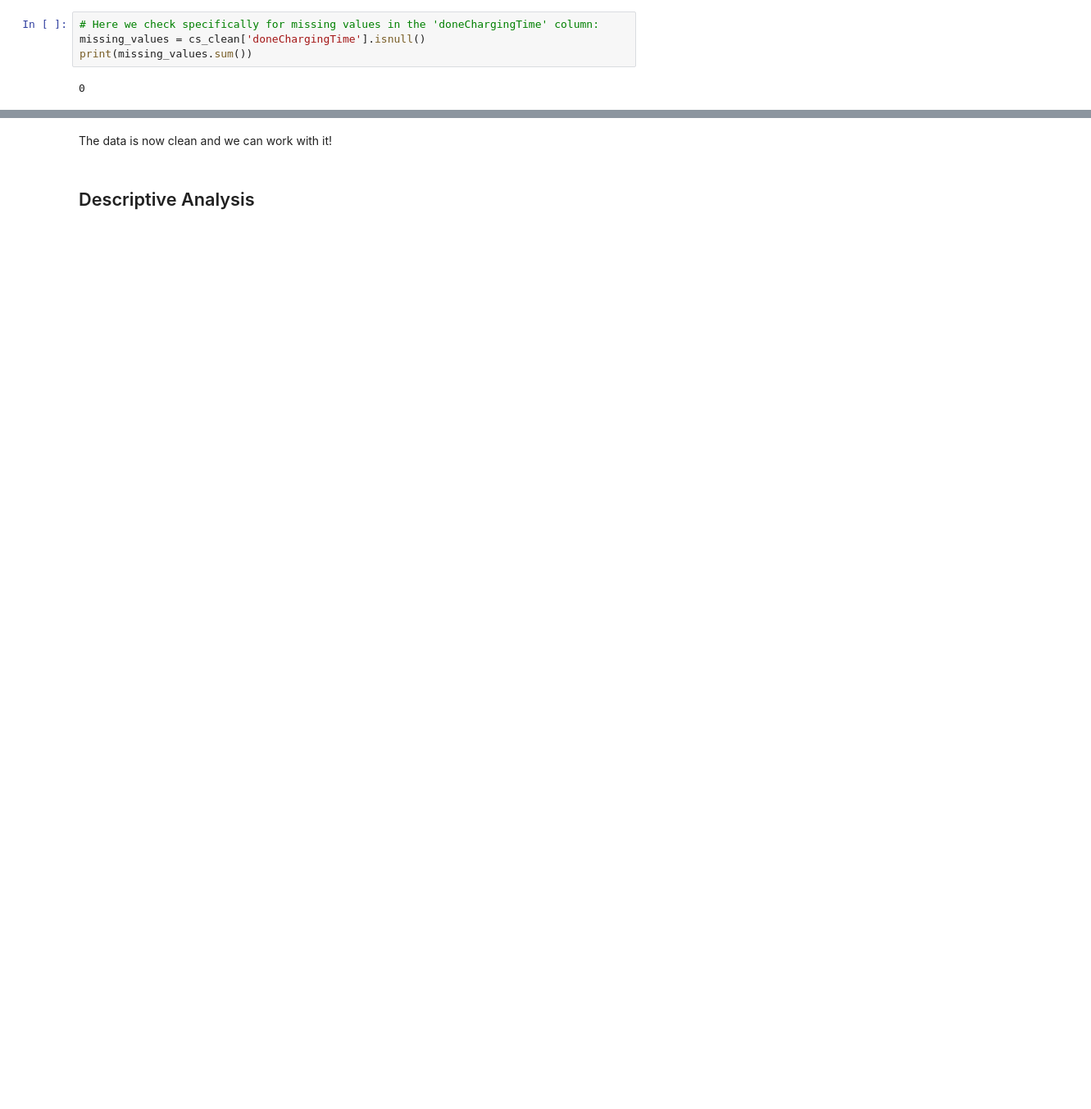
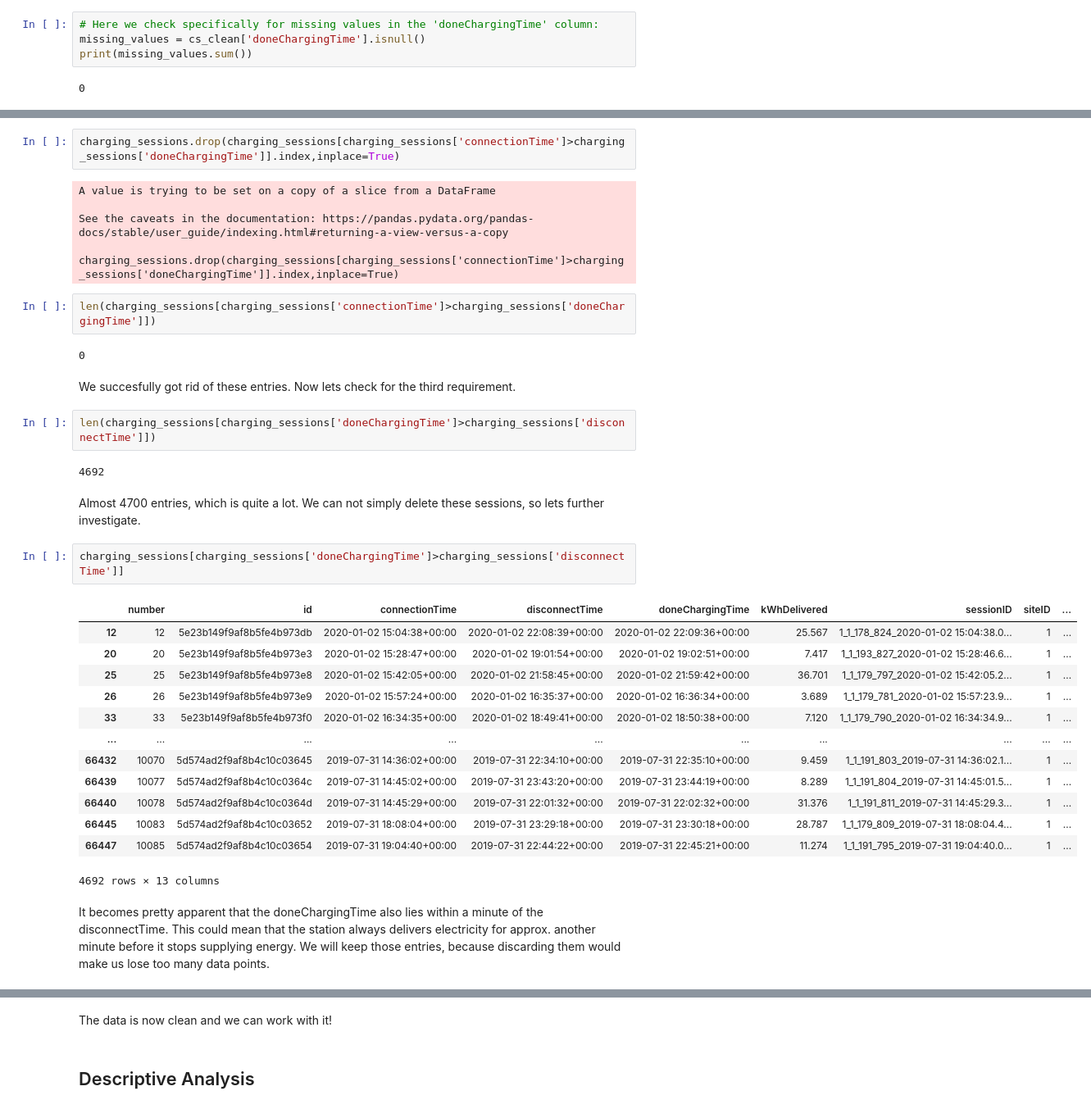
Before and after one commit to AnalyticsAvengers/AA_Project, a Jupyter notebook: 02_Descriptive_Analysis_work.ipynb, the cells around one changed output, grey strips where cells are left out. Shown at 82% size. Cells and saved outputs as stored; diff of their text form; blank space fills up the shorter version.

```diff
--- a/02_Descriptive_Analysis_work.ipynb
+++ b/02_Descriptive_Analysis_work.ipynb
@@ -313,0 +474,37 @@ print(missing_values.sum())
+# %%
+charging_sessions.drop(charging_sessions[charging_sessions['connectionTime']>charging_sessions['doneChargingTime']].index,inplace=True)
+# %% [output]
+A value is trying to be set on a copy of a slice from a DataFrame
+
+See the caveats in the documentation: https://pandas.pydata.org/pandas-docs/stable/user_guide/indexing.html#returning-a-view-versus-a-copy
+  charging_sessions.drop(charging_sessions[charging_sessions['connectionTime']>charging_sessions['doneChargingTime']].index,inplace=True)
+# %%
+len(charging_sessions[charging_sessions['connectionTime']>charging_sessions['doneChargingTime']])
+# %% [output]
+0
+# %% [markdown]
+We succesfully got rid of these entries. Now lets check for the third requirement.
+# %%
+len(charging_sessions[charging_sessions['doneChargingTime']>charging_sessions['disconnectTime']])
+# %% [output]
+4692
+# %% [markdown]
+Almost 4700 entries, which is quite a lot. We can not simply delete these sessions, so lets further investigate.
+# %%
+charging_sessions[charging_sessions['doneChargingTime']>charging_sessions['disconnectTime']]
+# %% [output]
+|  | number | id | connectionTime | disconnectTime | doneChargingTime | kWhDelivered | sessionID | siteID | ... |
+| 12 | 12 | 5e23b149f9af8b5fe4b973db | 2020-01-02 15:04:38+00:00 | 2020-01-02 22:08:39+00:00 | 2020-01-02 22:09:36+00:00 | 25.567 | 1_1_178_824_2020-01-02 15:04:38.0... | 1 | ... |
+| 20 | 20 | 5e23b149f9af8b5fe4b973e3 | 2020-01-02 15:28:47+00:00 | 2020-01-02 19:01:54+00:00 | 2020-01-02 19:02:51+00:00 | 7.417 | 1_1_193_827_2020-01-02 15:28:46.6... | 1 | ... |
+| 25 | 25 | 5e23b149f9af8b5fe4b973e8 | 2020-01-02 15:42:05+00:00 | 2020-01-02 21:58:45+00:00 | 2020-01-02 21:59:42+00:00 | 36.701 | 1_1_179_797_2020-01-02 15:42:05.2... | 1 | ... |
+| 26 | 26 | 5e23b149f9af8b5fe4b973e9 | 2020-01-02 15:57:24+00:00 | 2020-01-02 16:35:37+00:00 | 2020-01-02 16:36:34+00:00 | 3.689 | 1_1_179_781_2020-01-02 15:57:23.9... | 1 | ... |
+| 33 | 33 | 5e23b149f9af8b5fe4b973f0 | 2020-01-02 16:34:35+00:00 | 2020-01-02 18:49:41+00:00 | 2020-01-02 18:50:38+00:00 | 7.120 | 1_1_179_790_2020-01-02 16:34:34.9... | 1 | ... |
+| ... | ... | ... | ... | ... | ... | ... | ... | ... | ... |
+| 66432 | 10070 | 5d574ad2f9af8b4c10c03645 | 2019-07-31 14:36:02+00:00 | 2019-07-31 22:34:10+00:00 | 2019-07-31 22:35:10+00:00 | 9.459 | 1_1_191_803_2019-07-31 14:36:02.1... | 1 | ... |
+| 66439 | 10077 | 5d574ad2f9af8b4c10c0364c | 2019-07-31 14:45:02+00:00 | 2019-07-31 23:43:20+00:00 | 2019-07-31 23:44:19+00:00 | 8.289 | 1_1_191_804_2019-07-31 14:45:01.5... | 1 | ... |
+| 66440 | 10078 | 5d574ad2f9af8b4c10c0364d | 2019-07-31 14:45:29+00:00 | 2019-07-31 22:01:32+00:00 | 2019-07-31 22:02:32+00:00 | 31.376 | 1_1_191_811_2019-07-31 14:45:29.3... | 1 | ... |
+| 66445 | 10083 | 5d574ad2f9af8b4c10c03652 | 2019-07-31 18:08:04+00:00 | 2019-07-31 23:29:18+00:00 | 2019-07-31 23:30:18+00:00 | 28.787 | 1_1_179_809_2019-07-31 18:08:04.4... | 1 | ... |
+| 66447 | 10085 | 5d574ad2f9af8b4c10c03654 | 2019-07-31 19:04:40+00:00 | 2019-07-31 22:44:22+00:00 | 2019-07-31 22:45:21+00:00 | 11.274 | 1_1_191_795_2019-07-31 19:04:40.0... | 1 | ... |
+4692 rows × 13 columns
+# %% [markdown]
+It becomes pretty apparent that the doneChargingTime also lies within a minute of the disconnectTime. This could mean that the station always delivers electricity for approx. another minute before it stops supplying energy. We will keep those entries, because discarding them would make us lose too many data points.
```
Also changed, not shown: parts of 46 cells of this notebook, 1 other file.
